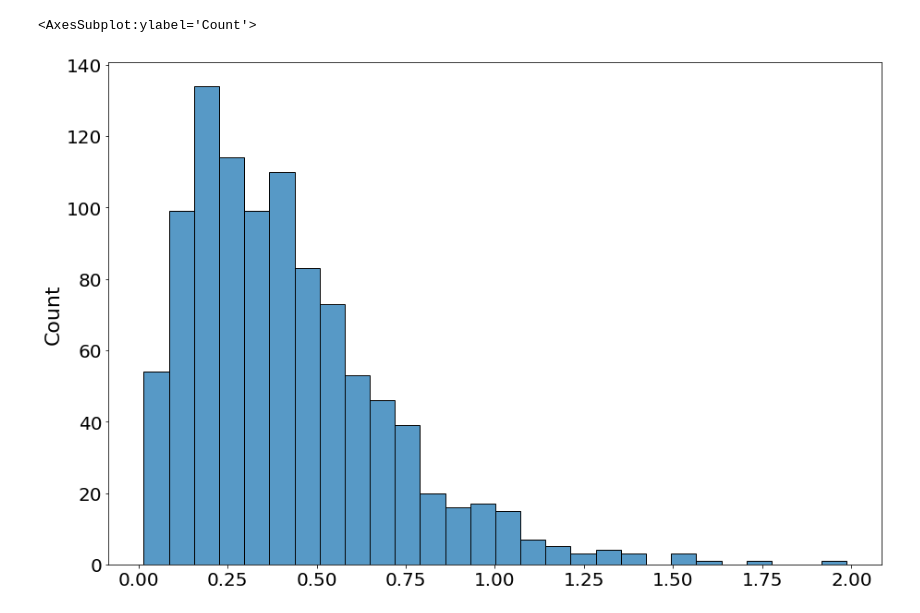
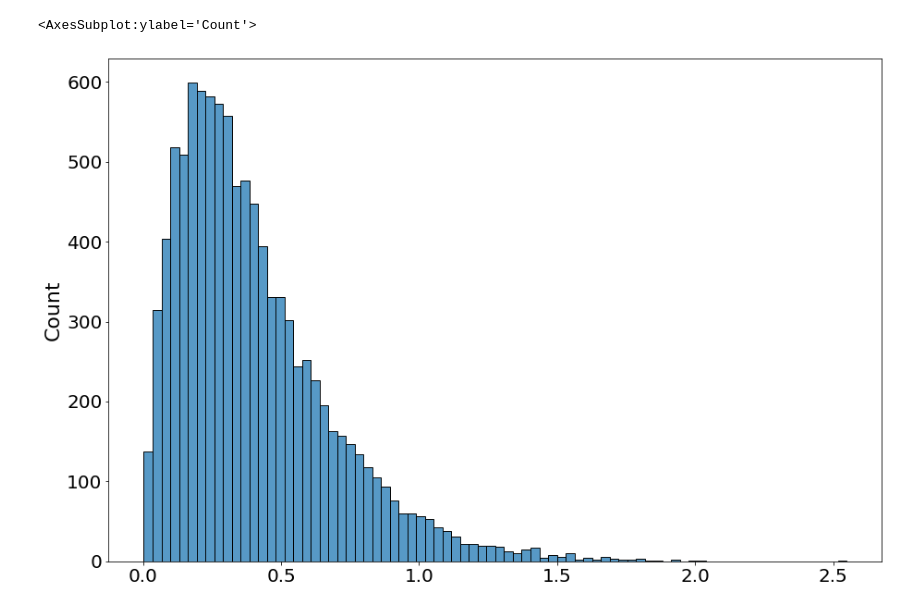
Before and after one commit to theitush/mutation-rate, a Jupyter notebook: data_simulations/haplotype_freqs_model.ipynb, the cells around one changed output. Drawn from its saved outputs; the diff is of its cells as text; code cells hidden in the pictures.

```diff
--- a/data_simulations/haplotype_freqs_model.ipynb
+++ b/data_simulations/haplotype_freqs_model.ipynb
@@ -89,7 +90,7 @@ def model(fitness_distribution, fitness_values, mutation_rate, passages, log10_v
     return passage
 # %%
-gamma_dist = np.random.gamma(2,0.2, 1000)
+gamma_dist = np.random.gamma(2,0.2, 10000)
 sns.histplot(gamma_dist)
 # %% [output]
 <AxesSubplot:ylabel='Count'>
-[figure, old version]
+[figure, new version]
```
Also changed, not shown: parts of 21 cells of this notebook.
